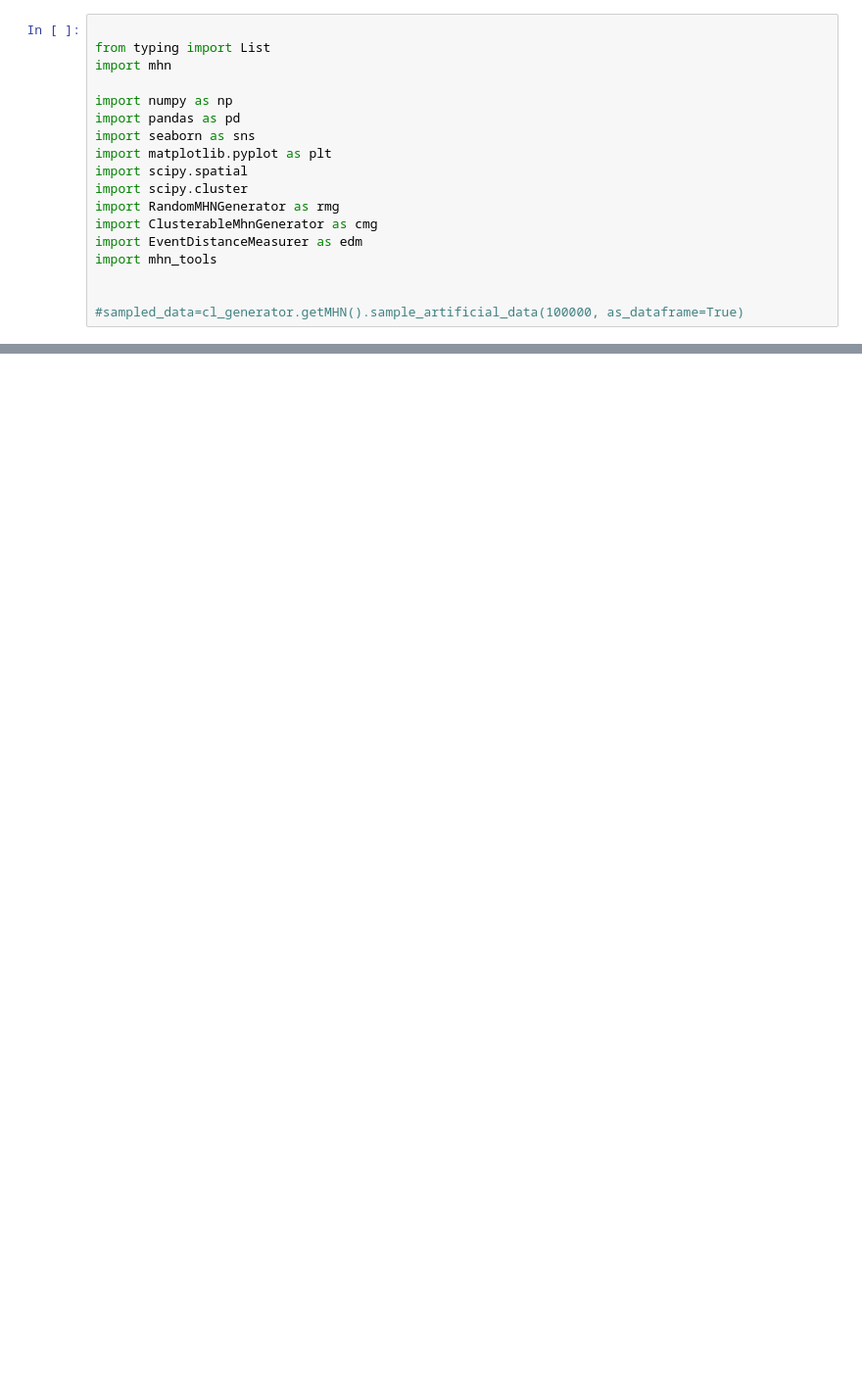
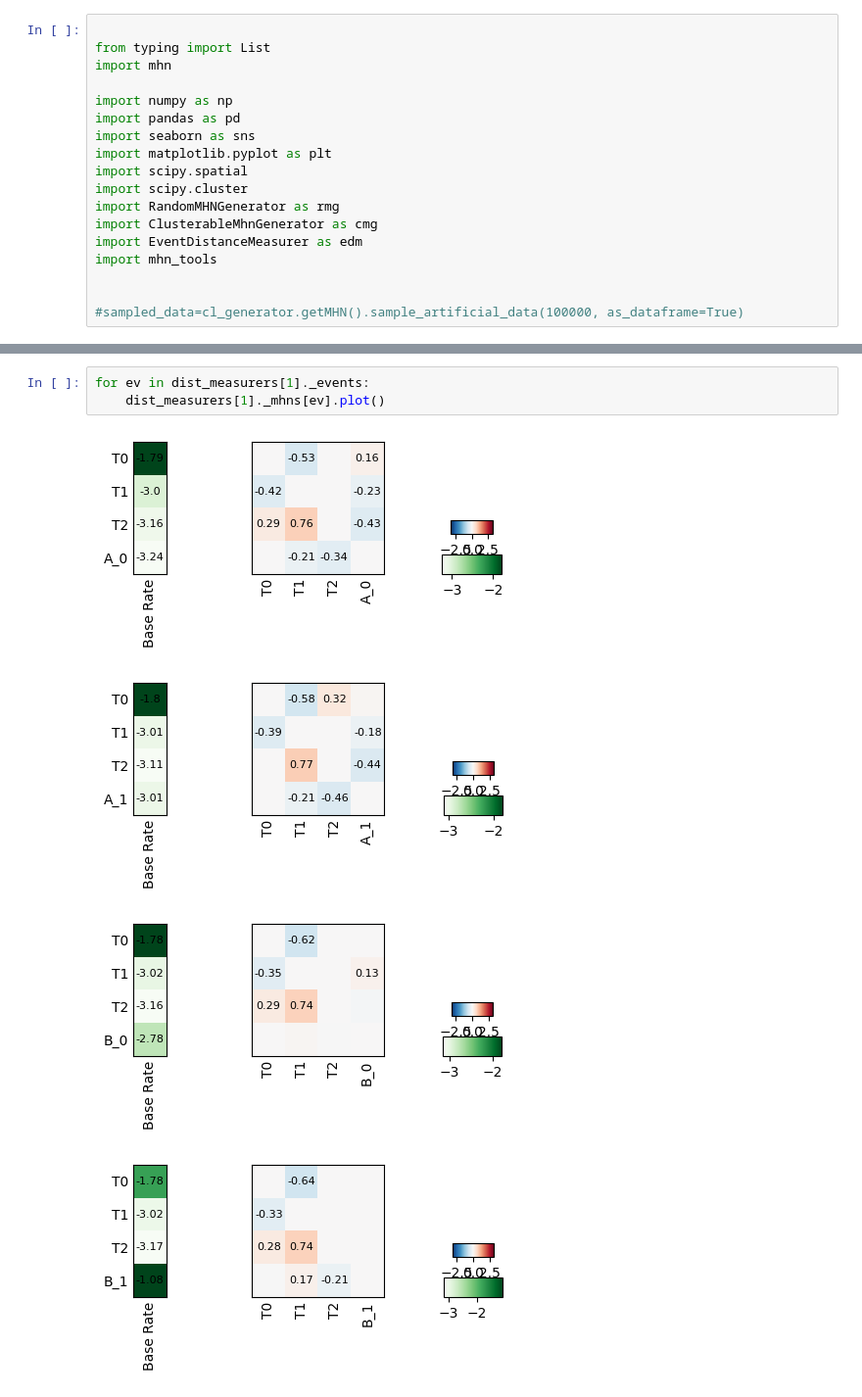
Before and after one commit to MichaelBonart/BachelorThesis, a Jupyter notebook: src/noise_trend.ipynb, the cells around one changed output, grey strips where cells are left out. Shown at 98% size. Saved outputs shown, nothing was run; the diff lists cells and outputs as text; blank space fills up the shorter version.

```diff
--- a/src/noise_trend.ipynb
+++ b/src/noise_trend.ipynb
@@ -107 +108,9 @@ Noise 0.2:
 ... (28 outputs left out)
+# %%
+for ev in dist_measurers[1]._events:
+    dist_measurers[1]._mhns[ev].plot()
+# %% [output]
+[figure, added]
+[figure, added]
+[figure, added]
+[figure, added]
```
Also changed, not shown: parts of 4 cells of this notebook, 1 other file.
